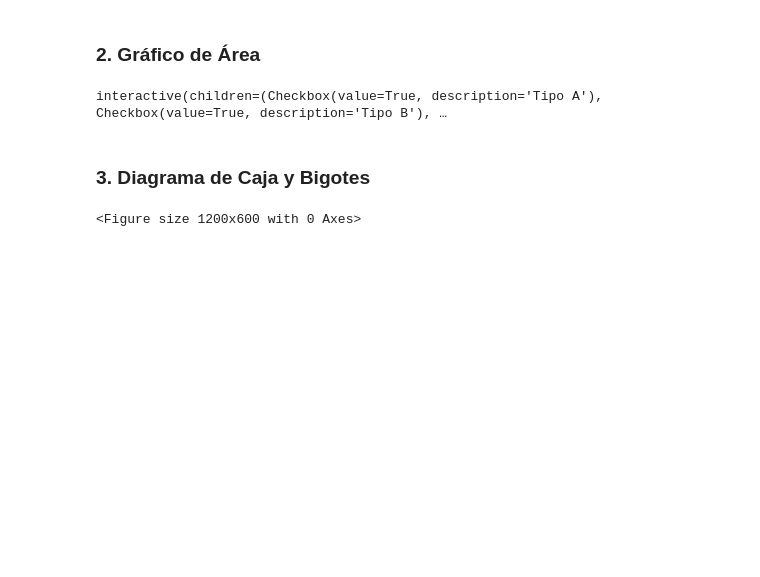
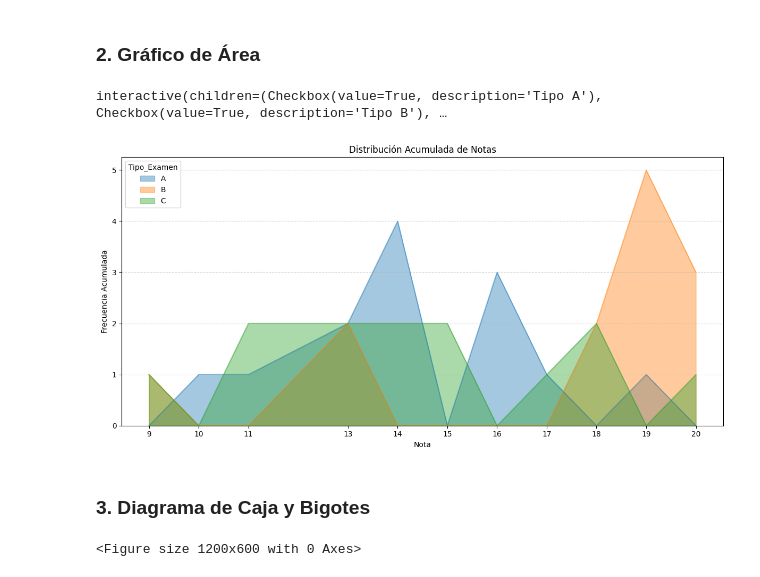
Before and after one commit to josevasquezramos/algoritmosevolutivos, a Jupyter notebook: Teoria Semana 07/Notas.ipynb, the cells around one changed output. Cells and saved outputs as stored; diff of their text form; code cells hidden in the pictures; blank space fills up the shorter version.

```diff
--- a/Teoria Semana 07/Notas.ipynb
+++ b/Teoria Semana 07/Notas.ipynb
@@ -157,6 +183,29 @@ def actualizar_areas(mostrar_A=True, mostrar_B=True, mostrar_C=True):
     plt.show()
 # %% [output]
 interactive(children=(Checkbox(value=True, description='Tipo A'), Checkbox(value=True, description='Tipo B'), …
+# %%
+# Gráfico de áreas no interactivo
+plt.figure(figsize=FIG_SIZE)
+ax = plt.gca()
+
+frecuencias[tipos_disponibles].plot(
+    kind='area',
+    stacked=False,
+    alpha=0.4,
+    color=[COLORES[t] for t in tipos_disponibles],
+    ax=ax
+)
+ax.set_xticks(frecuencias.index)
+
+ax.set_title('Distribución Acumulada de Notas')
+ax.set_xlabel('Nota')
+ax.set_ylabel('Frecuencia Acumulada')
+ax.grid(axis='y', linestyle='--', alpha=0.6)
+
+plt.tight_layout()
+plt.show()
+# %% [output]
+[figure, added]
 # %% [markdown]
 ### 3. Diagrama de Caja y Bigotes
 # %%
```
Also changed, not shown: parts of 1 cell of this notebook.
